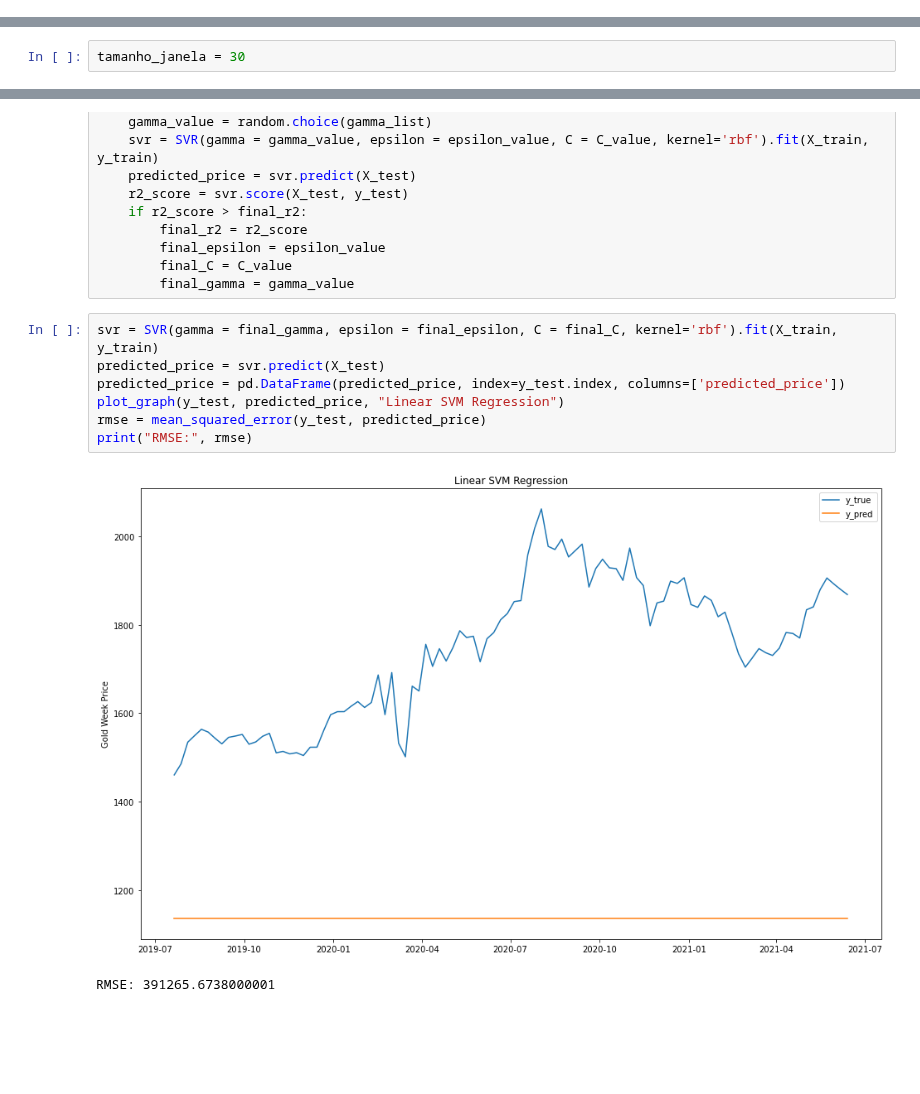
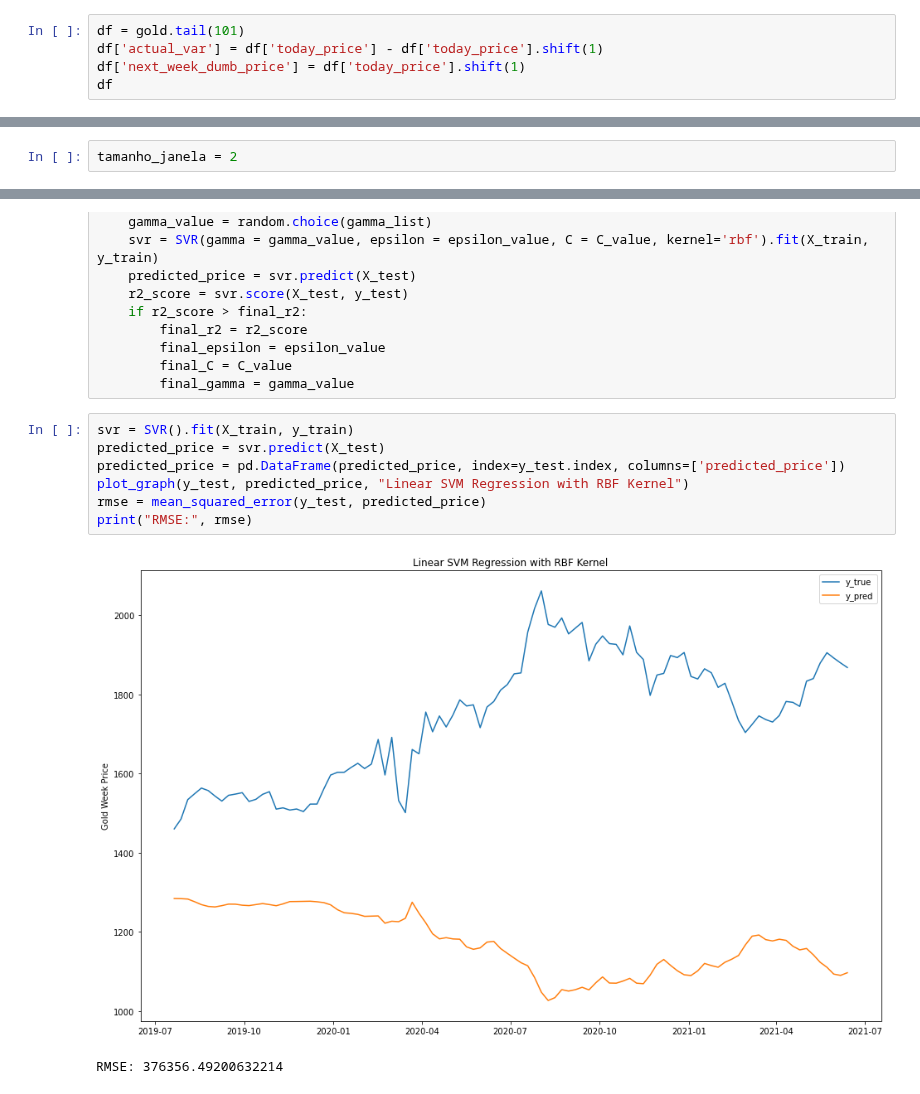
Before and after one commit to andisantos/MO431-432, a Jupyter notebook: MO432/T3/gil2.ipynb, the cells around one changed output, grey strips where cells are left out. Drawn from its saved outputs; the diff is of its cells as text; blank space fills up the shorter version.

```diff
--- a/MO432/T3/gil2.ipynb
+++ b/MO432/T3/gil2.ipynb
@@ -77,3 +77,8 @@ gold.tail(20)
 | 2021-05-30 | 1892.0 |
 | 2021-06-06 | 1879.6 |
 | 2021-06-13 | 1868.0 |
+# %%
+df = gold.tail(101)
+df['actual_var'] = df['today_price'] - df['today_price'].shift(1)
+df['next_week_dumb_price'] = df['today_price'].shift(1)
+df
@@ -142,7 +172,7 @@ def plot_graph(y_test, y_pred, title):
 # %% [markdown]
 ### Escolhendo a o tamanho da janela
 # %%
-tamanho_janela = 30
+tamanho_janela = 2
 # %% [markdown]
 ## Conjunto de treinamento e teste
 # %%
@@ -499,12 +555,12 @@ for C_value in C_list:
         final_C = C_value
         final_gamma = gamma_value
 # %%
-svr = SVR(gamma = final_gamma, epsilon = final_epsilon, C = final_C, kernel='rbf').fit(X_train, y_train)
+svr = SVR().fit(X_train, y_train)
 predicted_price = svr.predict(X_test)
 predicted_price = pd.DataFrame(predicted_price, index=y_test.index, columns=['predicted_price'])
-plot_graph(y_test, predicted_price, "Linear SVM Regression")
+plot_graph(y_test, predicted_price, "Linear SVM Regression with RBF Kernel")
 rmse = mean_squared_error(y_test, predicted_price)
 print("RMSE:", rmse)
 # %% [output]
-[figure, old version]
+[figure, new version]
-RMSE: 391265.6738000001
+RMSE: 376356.49200632214
```
Also changed, not shown: parts of 25 cells of this notebook.
